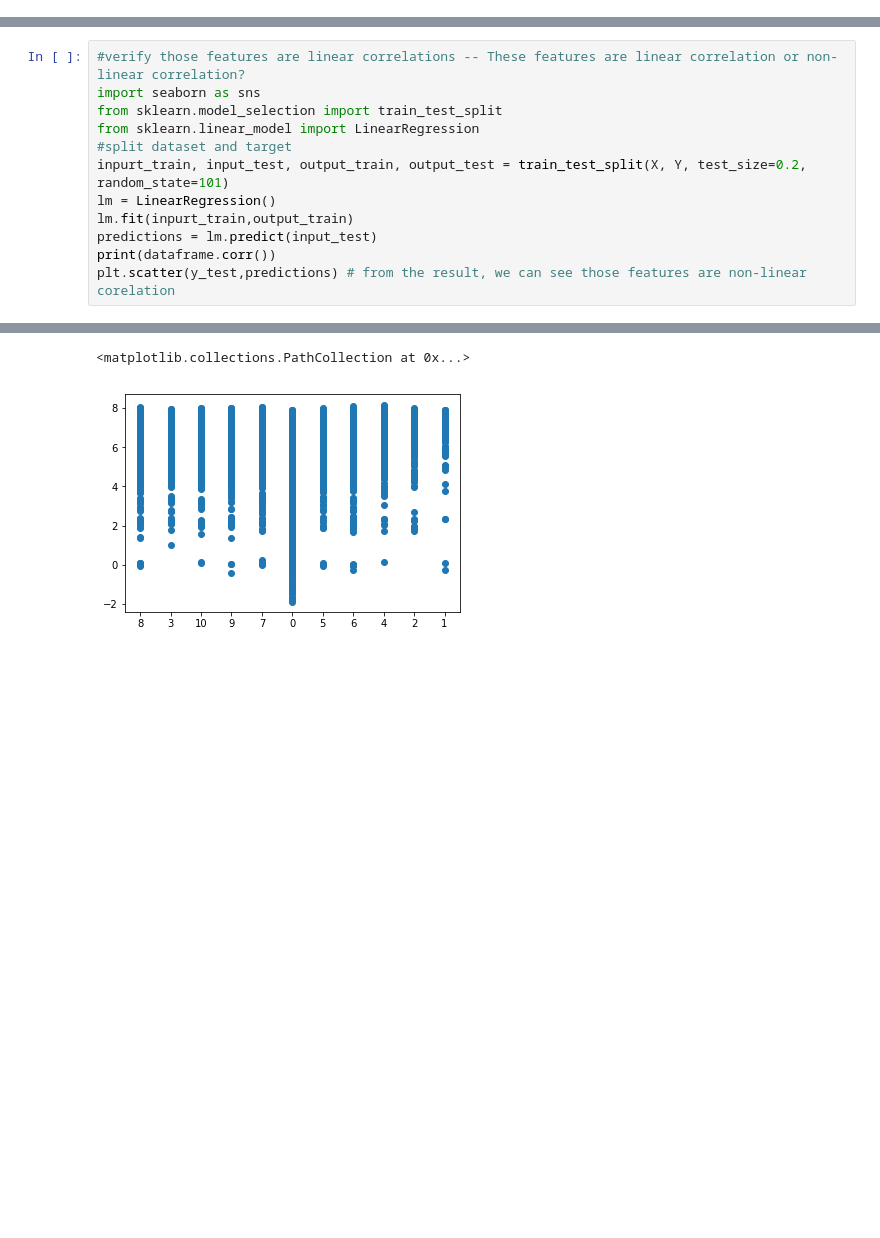
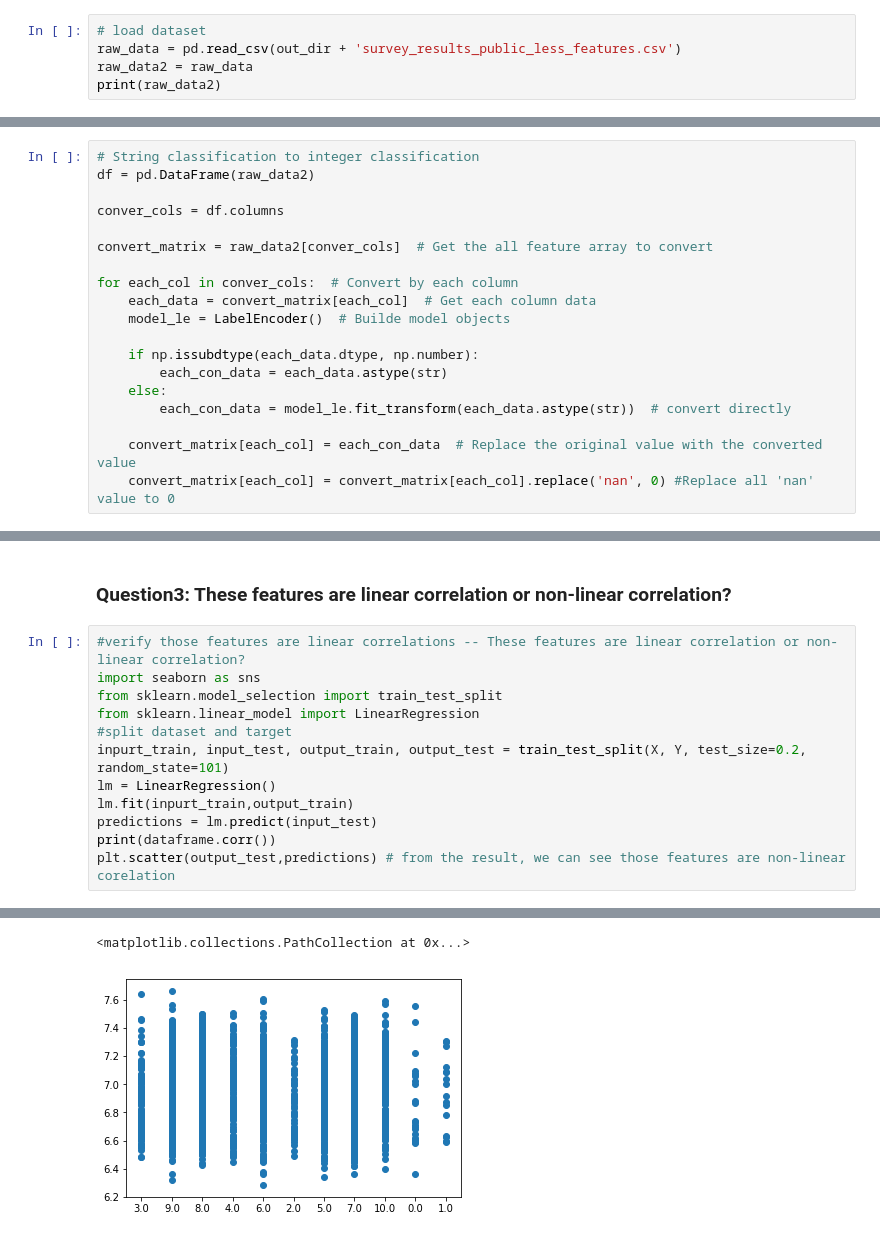
Before and after one commit to JerrySmithLu/Data-sciences, a Jupyter notebook: My first project I.ipynb, the cells around one changed output, grey strips where cells are left out. Saved outputs shown, nothing was run; the diff lists cells and outputs as text; blank space fills up the shorter version.

```diff
--- a/My first project I.ipynb
+++ b/My first project I.ipynb
@@ -0,0 +93,5 @@
+# %%
+# load dataset
+raw_data = pd.read_csv(out_dir + 'survey_results_public_less_features.csv')
+raw_data2 = raw_data
+print(raw_data2)
@@ -163,0 +146,19 @@ Best K is:6 with average silhouette of 0.0776796
+# %%
+# String classification to integer classification
+df = pd.DataFrame(raw_data2)
+
+conver_cols = df.columns
+
+convert_matrix = raw_data2[conver_cols]  # Get the all feature array to convert
+
+for each_col in conver_cols:  # Convert by each column
+    each_data = convert_matrix[each_col]  # Get each column data
+    model_le = LabelEncoder()  # Builde model objects
+
+    if np.issubdtype(each_data.dtype, np.number):
+        each_con_data = each_data.astype(str)
+    else:
+        each_con_data = model_le.fit_transform(each_data.astype(str))  # convert directly
+
+    convert_matrix[each_col] = each_con_data  # Replace the original value with the converted value
+    convert_matrix[each_col] = convert_matrix[each_col].replace('nan', 0) #Replace all 'nan' value to 0
@@ -184,3 +317,5 @@ Country
+# %% [markdown]
+### Question3: These features are linear correlation or non-linear correlation?
 # %%
 #verify those features are linear correlations -- These features are linear correlation or non-linear correlation?
 import seaborn as sns
@@ -192,5 +327,5 @@ lm = LinearRegression()
 lm.fit(inpurt_train,output_train)
 predictions = lm.predict(input_test)
 print(dataframe.corr())
-plt.scatter(y_test,predictions) # from the result, we can see those features are non-linear corelation
+plt.scatter(output_test,predictions) # from the result, we can see those features are non-linear corelation
 # %% [output]
@@ -214,2 +349,2 @@ YearsCodedJob          1.000000
 <matplotlib.collections.PathCollection at 0x...>
-[figure, old version]
+[figure, new version]
```
Also changed, not shown: parts of 20 cells of this notebook, 9 other files.
